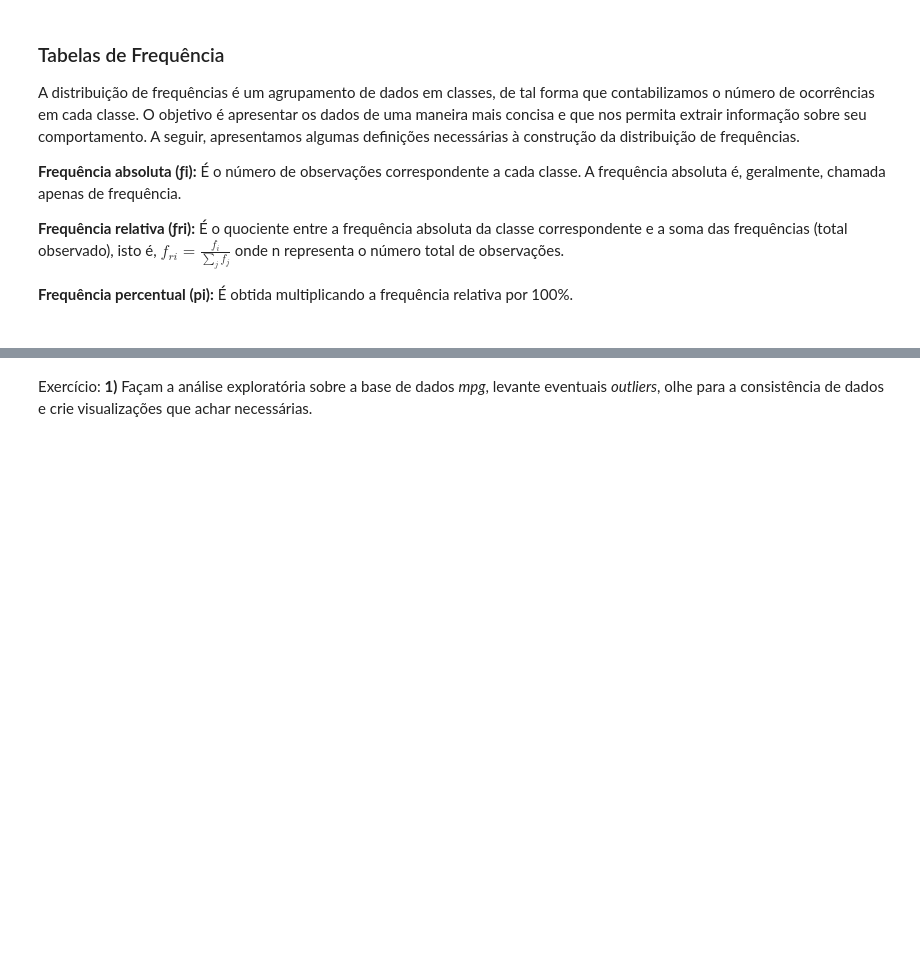
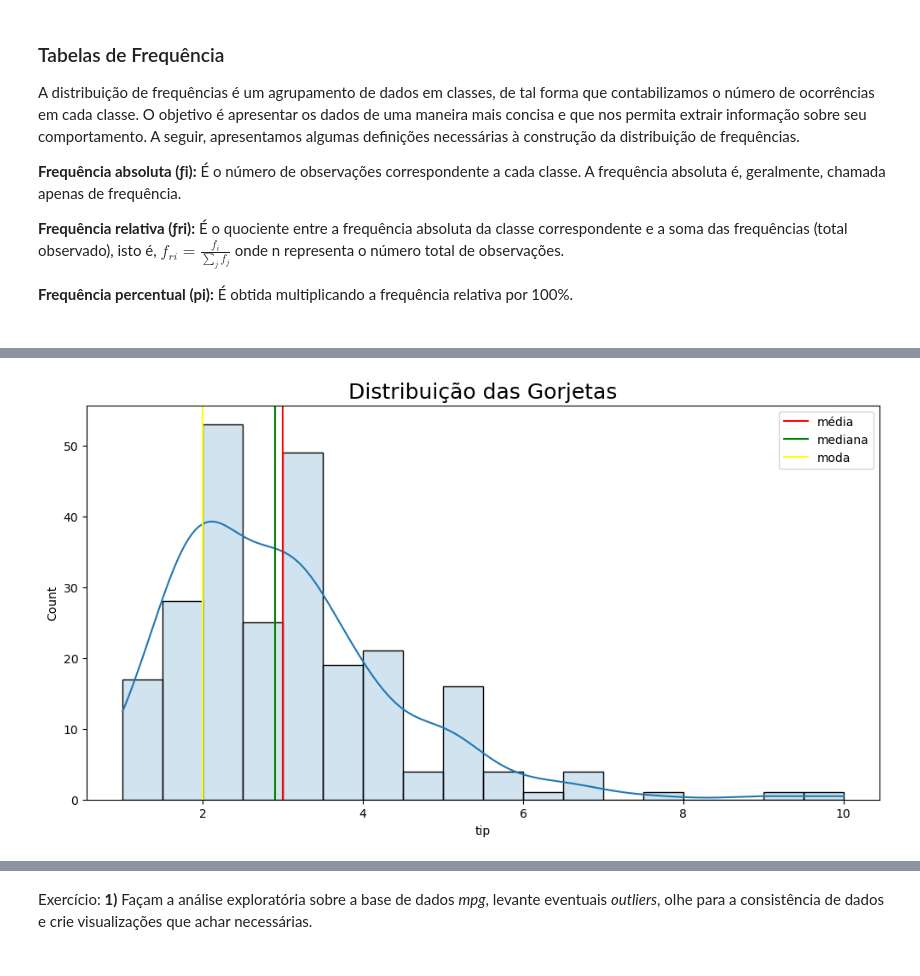
Before and after one commit to karibeam/DS_Americanas_922, a Jupyter notebook: Aula 2 - Estatística Descritiva.ipynb, the cells around one changed output, grey strips where cells are left out. Saved outputs shown, nothing was run; the diff lists cells and outputs as text; code cells hidden in the pictures; blank space fills up the shorter version.

```diff
--- a/Aula 2 - Estatística Descritiva.ipynb
+++ b/Aula 2 - Estatística Descritiva.ipynb
@@ -269,0 +421,27 @@ A distribuição de frequências é um agrupamento de dados em classes, de tal f
+# %%
+# Define o tamanho da figura
+plt.figure(figsize=(12, 6))
+
+# Define o Titulo
+plt.title("Distribuição das Gorjetas", size=18)
+
+# Plot do Histograma
+sns.histplot(df["tip"], kde=True, alpha=0.2)
+
+# plotando média
+plt.axvline(x=df["tip"].mean(), color="red", label="média")
+
+# plotando a mediana
+plt.axvline(df["tip"].median(), color="green", label="mediana")
+
+# Loop para plotar as modas
+for i in range(df["tip"].mode().shape[0]):
+    plt.axvline(df["tip"].mode()[i], color="yellow", label="moda")
+
+# Cria uma legenda
+plt.legend()
+
+# Mostra o Gráfico
+plt.show()
+# %% [output]
+[figure, added]
```
Also changed, not shown: parts of 18 cells of this notebook.
